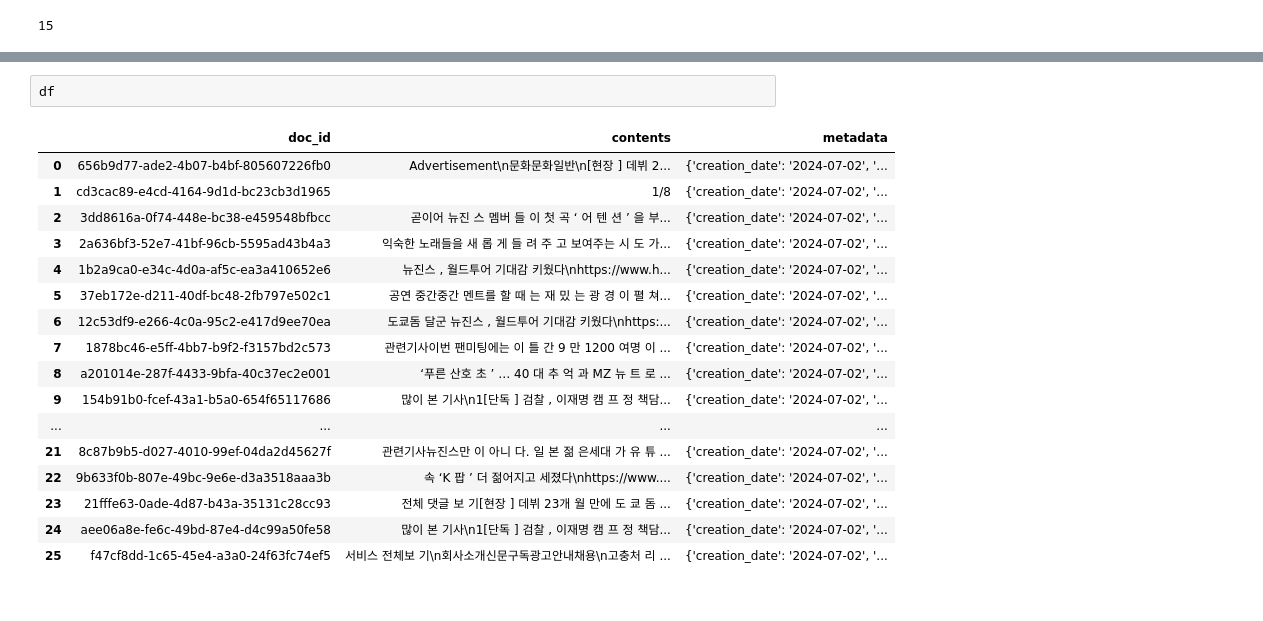
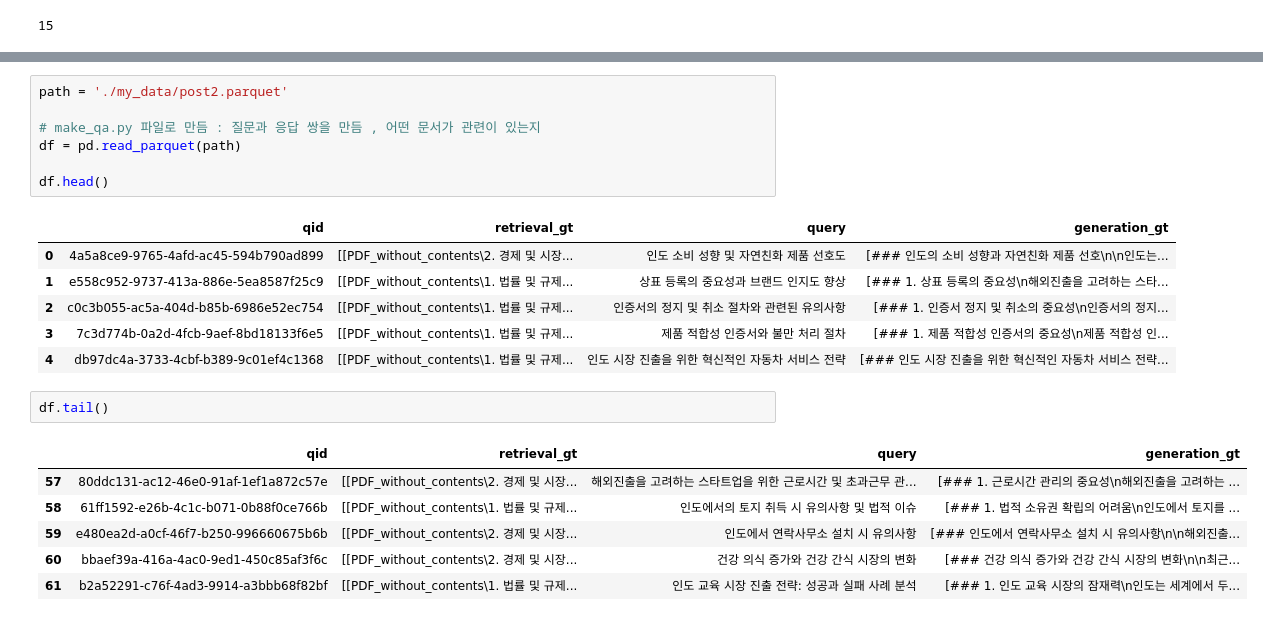
Before and after one commit to khw11044/AutoRAG_tutorial_mine, a Jupyter notebook: read_data.ipynb, the cells around one changed output, grey strips where cells are left out. Cells and saved outputs as stored; diff of their text form.

```diff
--- a/read_data.ipynb
+++ b/read_data.ipynb
@@ -215,20 +211,23 @@ df = pd.read_parquet(path)
+# %%
+path = './my_data/post2.parquet'
+
+# make_qa.py 파일로 만듬 : 질문과 응답 쌍을 만듬 , 어떤 문서가 관련이 있는지
+df = pd.read_parquet(path)
+
+df.head()
+# %% [output]
+|  | qid | retrieval_gt | query | generation_gt |
+| 0 | 4a5a8ce9-9765-4afd-ac45-594b790ad899 | [[PDF_without_contents\2. 경제 및 시장... | 인도 소비 성향 및 자연친화 제품 선호도 | [### 인도의 소비 성향과 자연친화 제품 선호\n\n인도는... |
+| 1 | e558c952-9737-413a-886e-5ea8587f25c9 | [[PDF_without_contents\1. 법률 및 규제... | 상표 등록의 중요성과 브랜드 인지도 향상 | [### 1. 상표 등록의 중요성\n해외진출을 고려하는 스타... |
+| 2 | c0c3b055-ac5a-404d-b85b-6986e52ec754 | [[PDF_without_contents\1. 법률 및 규제... | 인증서의 정지 및 취소 절차와 관련된 유의사항 | [### 1. 인증서 정지 및 취소의 중요성\n인증서의 정지... |
+| 3 | 7c3d774b-0a2d-4fcb-9aef-8bd18133f6e5 | [[PDF_without_contents\1. 법률 및 규제... | 제품 적합성 인증서와 불만 처리 절차 | [### 1. 제품 적합성 인증서의 중요성\n제품 적합성 인... |
+| 4 | db97dc4a-3733-4cbf-b389-9c01ef4c1368 | [[PDF_without_contents\1. 법률 및 규제... | 인도 시장 진출을 위한 혁신적인 자동차 서비스 전략 | [### 인도 시장 진출을 위한 혁신적인 자동차 서비스 전략... |
 # %%
-df
+df.tail()
 # %% [output]
-|  | doc_id | contents | metadata |
-| 0 | 656b9d77-ade2-4b07-b4bf-805607226fb0 | Advertisement\n문화문화일반\n[현장 ] 데뷔 2... | {'creation_date': '2024-07-02', '... |
-| 1 | cd3cac89-e4cd-4164-9d1d-bc23cb3d1965 | 1/8 | {'creation_date': '2024-07-02', '... |
-| 2 | 3dd8616a-0f74-448e-bc38-e459548bfbcc | 곧이어 뉴진 스 멤버 들 이 첫 곡 ‘ 어 텐 션 ’ 을 부... | {'creation_date': '2024-07-02', '... |
-| 3 | 2a636bf3-52e7-41bf-96cb-5595ad43b4a3 | 익숙한 노래들을 새 롭 게 들 려 주 고 보여주는 시 도 가... | {'creation_date': '2024-07-02', '... |
-| 4 | 1b2a9ca0-e34c-4d0a-af5c-ea3a410652e6 | 뉴진스 , 월드투어 기대감 키웠다\nhttps://www.h... | {'creation_date': '2024-07-02', '... |
-| 5 | 37eb172e-d211-40df-bc48-2fb797e502c1 | 공연 중간중간 멘트를 할 때 는 재 밌 는 광 경 이 펼 쳐... | {'creation_date': '2024-07-02', '... |
-| 6 | 12c53df9-e266-4c0a-95c2-e417d9ee70ea | 도쿄돔 달군 뉴진스 , 월드투어 기대감 키웠다\nhttps:... | {'creation_date': '2024-07-02', '... |
-| 7 | 1878bc46-e5ff-4bb7-b9f2-f3157bd2c573 | 관련기사이번 팬미팅에는 이 틀 간 9 만 1200 여명 이 ... | {'creation_date': '2024-07-02', '... |
-| 8 | a201014e-287f-4433-9bfa-40c37ec2e001 | ‘푸른 산호 초 ’ … 40 대 추 억 과 MZ 뉴 트 로 ... | {'creation_date': '2024-07-02', '... |
-| 9 | 154b91b0-fcef-43a1-b5a0-654f65117686 | 많이 본 기사\n1[단독 ] 검찰 , 이재명 캠 프 정 책담... | {'creation_date': '2024-07-02', '... |
-| ... | ... | ... | ... |
-| 21 | 8c87b9b5-d027-4010-99ef-04da2d45627f | 관련기사뉴진스만 이 아니 다. 일 본 젊 은세대 가 유 튜 ... | {'creation_date': '2024-07-02', '... |
-| 22 | 9b633f0b-807e-49bc-9e6e-d3a3518aaa3b | 속 ‘K 팝 ’ 더 젊어지고 세졌다\nhttps://www.... | {'creation_date': '2024-07-02', '... |
-| 23 | 21fffe63-0ade-4d87-b43a-35131c28cc93 | 전체 댓글 보 기[현장 ] 데뷔 23개 월 만에 도 쿄 돔 ... | {'creation_date': '2024-07-02', '... |
-| 24 | aee06a8e-fe6c-49bd-87e4-d4c99a50fe58 | 많이 본 기사\n1[단독 ] 검찰 , 이재명 캠 프 정 책담... | {'creation_date': '2024-07-02', '... |
-| 25 | f47cf8dd-1c65-45e4-a3a0-24f63fc74ef5 | 서비스 전체보 기\n회사소개신문구독광고안내채용\n고충처 리 ... | {'creation_date': '2024-07-02', '... |
+|  | qid | retrieval_gt | query | generation_gt |
+| 57 | 80ddc131-ac12-46e0-91af-1ef1a872c57e | [[PDF_without_contents\2. 경제 및 시장... | 해외진출을 고려하는 스타트업을 위한 근로시간 및 초과근무 관... | [### 1. 근로시간 관리의 중요성\n해외진출을 고려하는 ... |
+| 58 | 61ff1592-e26b-4c1c-b071-0b88f0ce766b | [[PDF_without_contents\1. 법률 및 규제... | 인도에서의 토지 취득 시 유의사항 및 법적 이슈 | [### 1. 법적 소유권 확립의 어려움\n인도에서 토지를 ... |
+| 59 | e480ea2d-a0cf-46f7-b250-996660675b6b | [[PDF_without_contents\2. 경제 및 시장... | 인도에서 연락사무소 설치 시 유의사항 | [### 인도에서 연락사무소 설치 시 유의사항\n\n해외진출... |
+| 60 | bbaef39a-416a-4ac0-9ed1-450c85af3f6c | [[PDF_without_contents\2. 경제 및 시장... | 건강 의식 증가와 건강 간식 시장의 변화 | [### 건강 의식 증가와 건강 간식 시장의 변화\n\n최근... |
+| 61 | b2a52291-c76f-4ad3-9914-a3bbb68f82bf | [[PDF_without_contents\1. 법률 및 규제... | 인도 교육 시장 진출 전략: 성공과 실패 사례 분석 | [### 1. 인도 교육 시장의 잠재력\n인도는 세계에서 두... |
```
Also changed, not shown: parts of 18 cells of this notebook, 37 other files.
